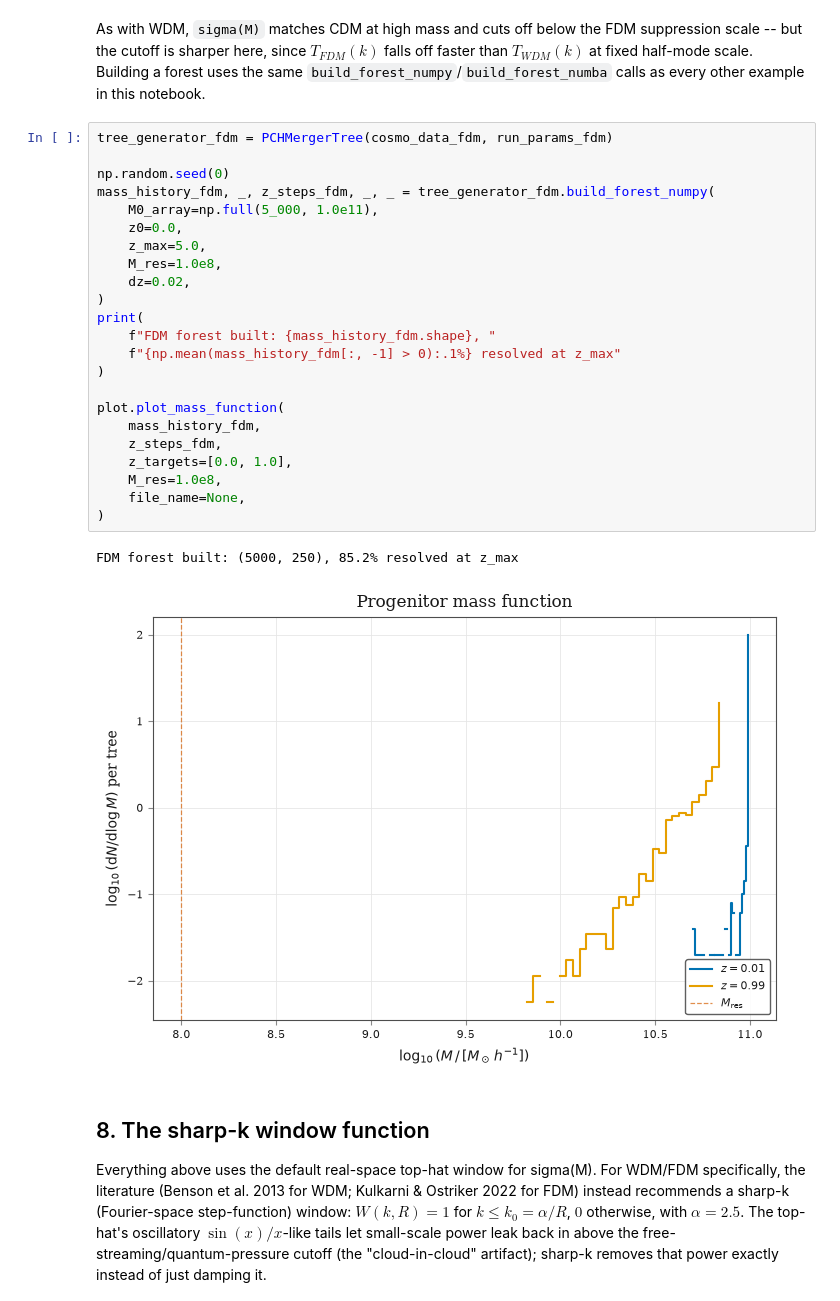
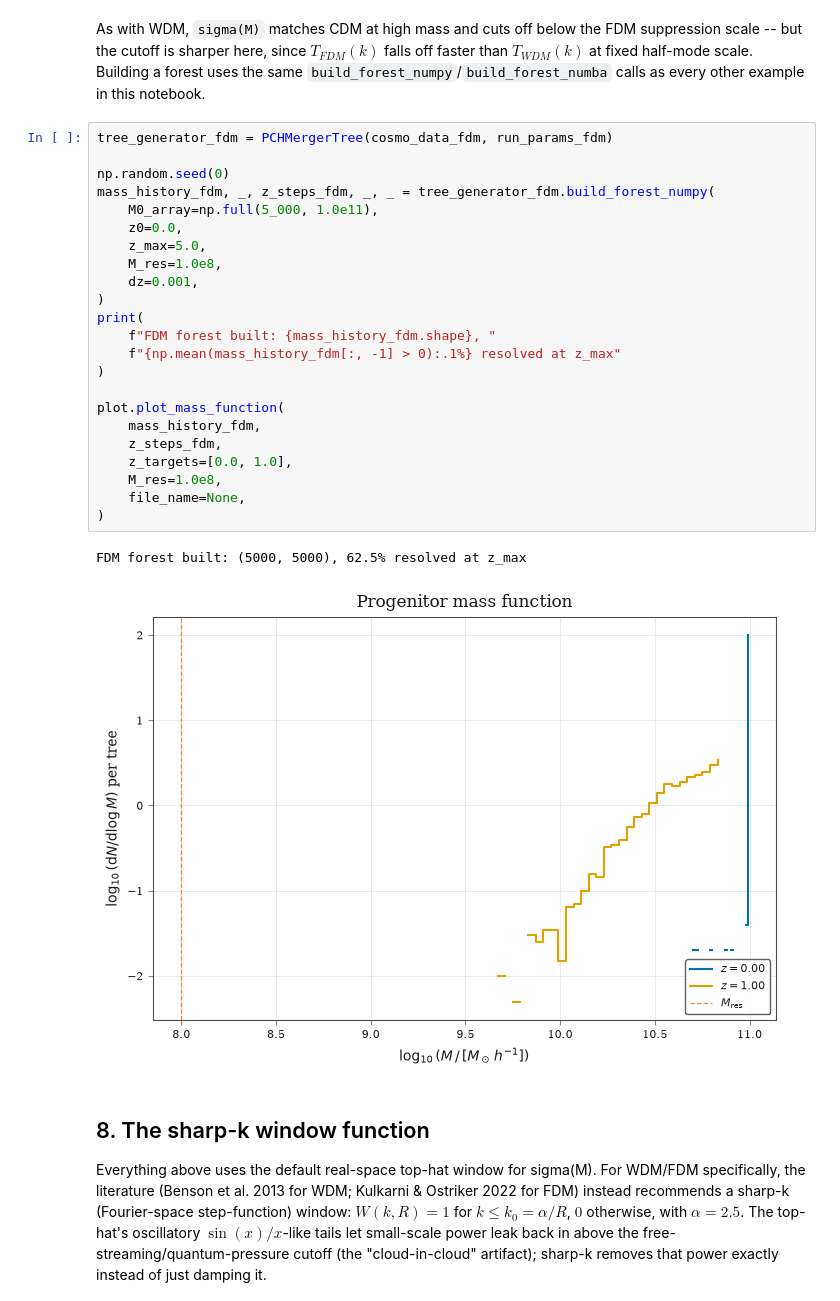
Before and after one commit to doctorcbpower/foraois, a Jupyter notebook: notebooks/foraois_demo.ipynb, the cells around one changed output. Cells and saved outputs as stored; diff of their text form.

```diff
--- a/notebooks/foraois_demo.ipynb
+++ b/notebooks/foraois_demo.ipynb
@@ -433,29 +433,29 @@ every other example in this notebook.
 # %%
 tree_generator_fdm = PCHMergerTree(cosmo_data_fdm, run_params_fdm)
 
 np.random.seed(0)
 mass_history_fdm, _, z_steps_fdm, _, _ = tree_generator_fdm.build_forest_numpy(
     M0_array=np.full(5_000, 1.0e11),
     z0=0.0,
     z_max=5.0,
     M_res=1.0e8,
-    dz=0.02,
+    dz=0.001,
 )
 print(
     f"FDM forest built: {mass_history_fdm.shape}, "
     f"{np.mean(mass_history_fdm[:, -1] > 0):.1%} resolved at z_max"
 )
 
 plot.plot_mass_function(
     mass_history_fdm,
     z_steps_fdm,
     z_targets=[0.0, 1.0],
     M_res=1.0e8,
     file_name=None,
 )
 # %% [output]
-FDM forest built: (5000, 250), 85.2% resolved at z_max
+FDM forest built: (5000, 5000), 62.5% resolved at z_max
-[figure, old version]
+[figure, new version]
 # %% [markdown]
 ## 8. The sharp-k window function
 
```
Also changed, not shown: parts of 13 cells of this notebook, 3 other files.
